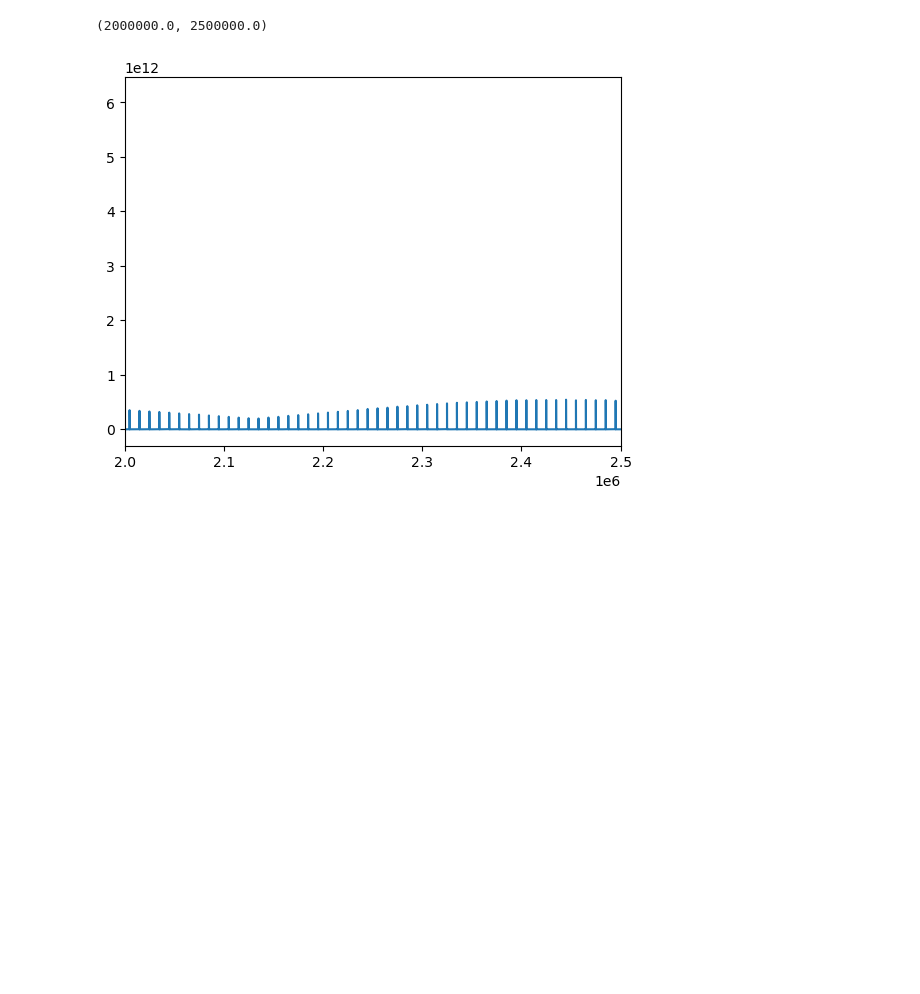
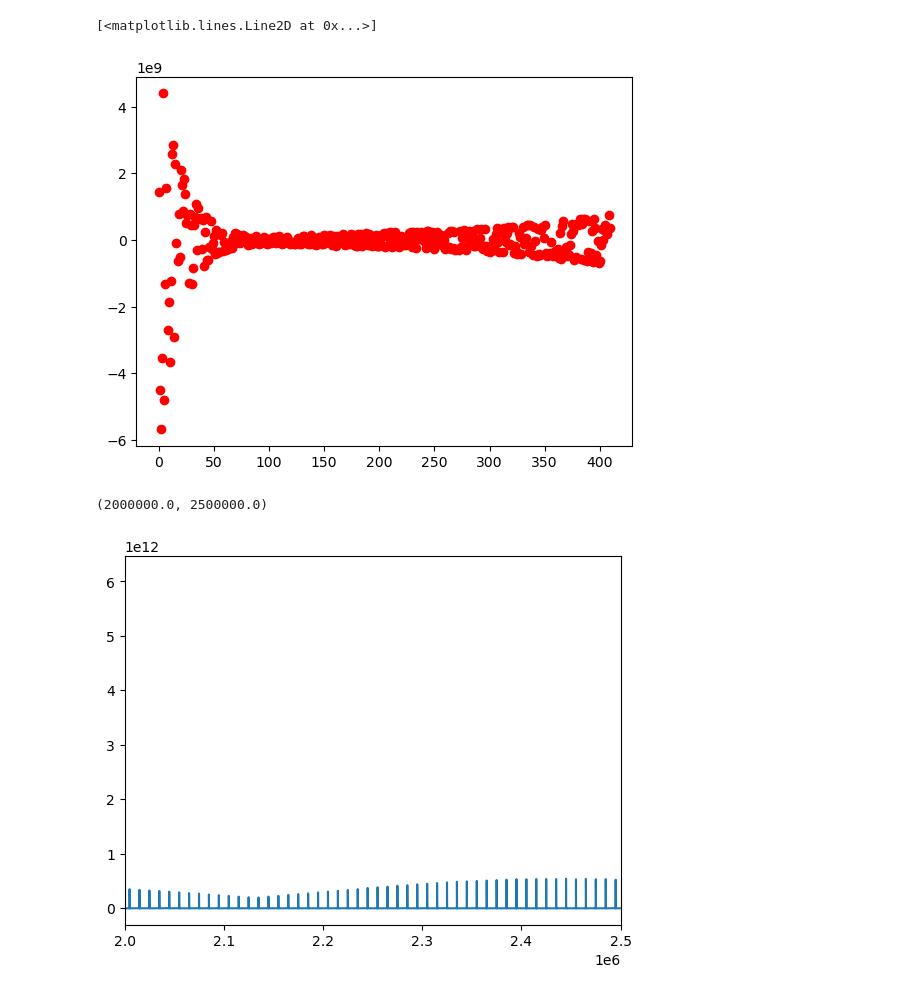
Before and after one commit to lusee-night/notebooks, a Jupyter notebook: calibrator/min_power.ipynb, the cells around one changed output. Drawn from its saved outputs; the diff is of its cells as text; code cells hidden in the pictures; blank space fills up the shorter version.

```diff
--- a/calibrator/min_power.ipynb
+++ b/calibrator/min_power.ipynb
@@ -41,3 +47,9 @@ plt.semilogy()
+# %%
+plt.plot(avgs,'ro')
+# plt.semilogy()
+# %% [output]
+[<matplotlib.lines.Line2D at 0x...>]
+[figure, added]
 # %%
 plt.plot(pwrs[int(1e6):int(5e6)])
 plt.xlim(2e6,2.5e6) # at lowest point consistent combs are all above 1e11
```
Also changed, not shown: parts of 3 cells of this notebook.
